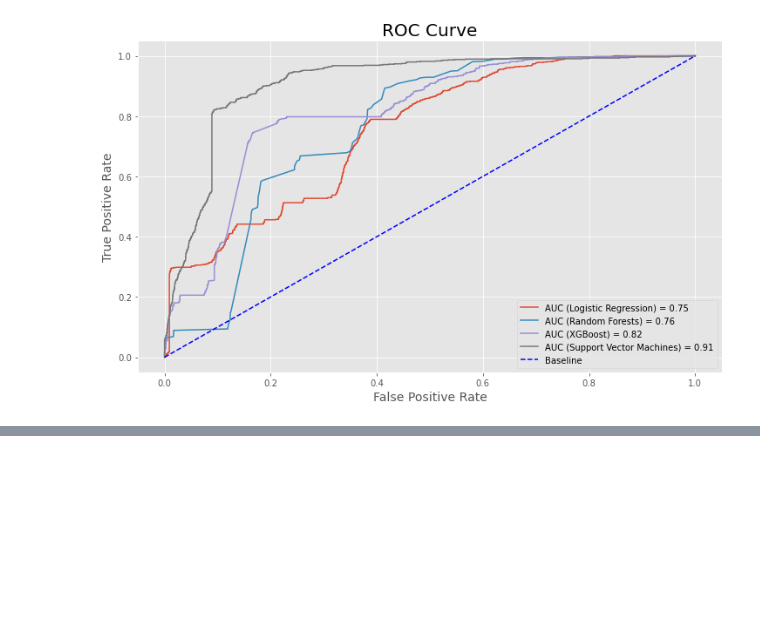
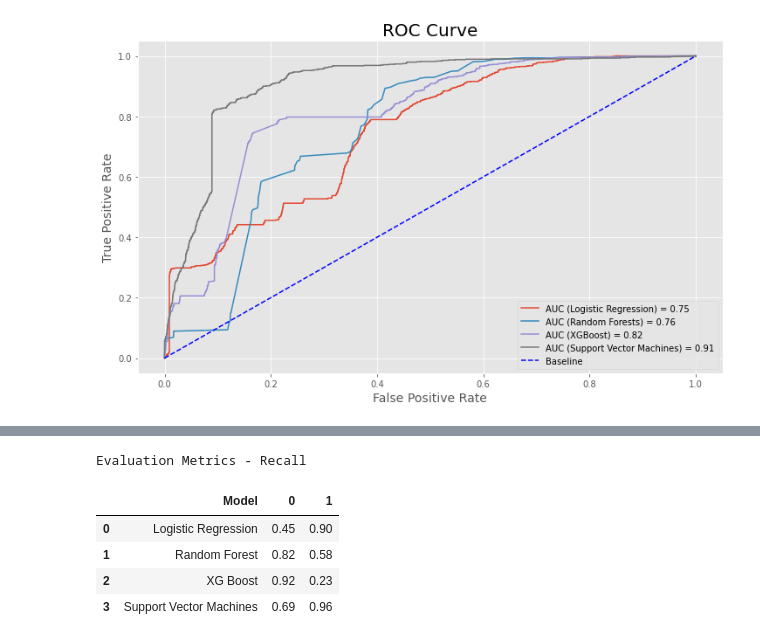
Before and after one commit to ChrisGarciaDS/MSADS-599--Capstone-AddTitle, a Jupyter notebook: Code Library/Modeling.ipynb, the cells around one changed output, grey strips where cells are left out. Saved outputs shown, nothing was run; the diff lists cells and outputs as text; code cells hidden in the pictures; blank space fills up the shorter version.

```diff
--- a/Code Library/Modeling.ipynb
+++ b/Code Library/Modeling.ipynb
@@ -361,0 +381,17 @@ plt.legend();
+# %%
+recall_results = {
+    'Model': ['Logistic Regression', 'Random Forest', 'XG Boost', 'Support Vector Machines'],
+    '0': [0.45, 0.82, 0.92, 0.69],
+    '1': [0.90, 0.58, 0.23, 0.96]
+}
+
+recall_df = pd.DataFrame(recall_results)
+print("Evaluation Metrics - Recall")
+recall_df
+# %% [output]
+Evaluation Metrics - Recall
+|  | Model | 0 | 1 |
+| 0 | Logistic Regression | 0.45 | 0.90 |
+| 1 | Random Forest | 0.82 | 0.58 |
+| 2 | XG Boost | 0.92 | 0.23 |
+| 3 | Support Vector Machines | 0.69 | 0.96 |
```
Also changed, not shown: parts of 9 cells of this notebook.
